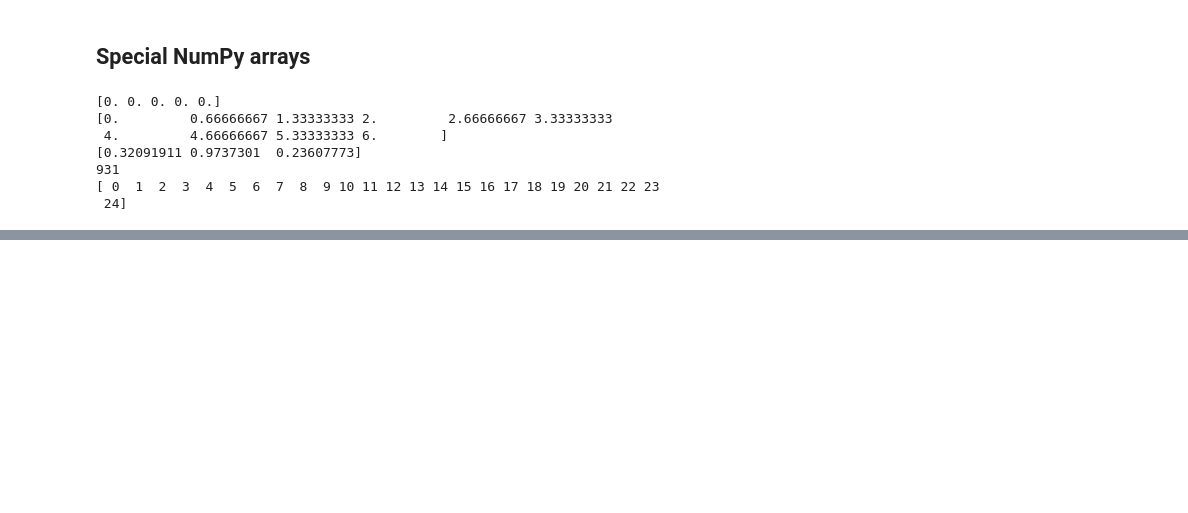
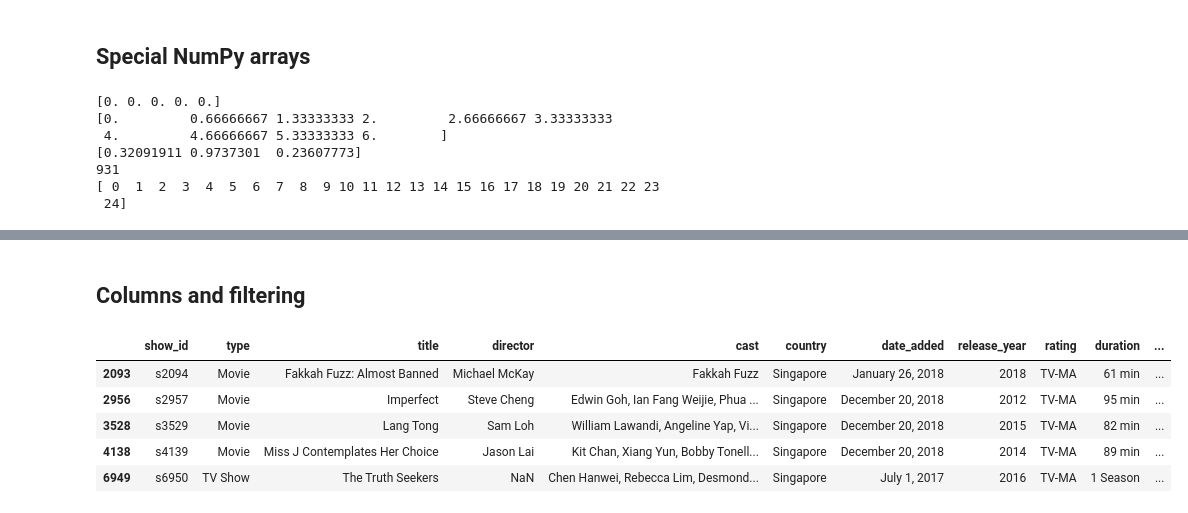
Before and after one commit to nats1207/python_bootcamp, a Jupyter notebook: 20211104_SK_script1_basic_python_datatypes.ipynb, the cells around one changed output, grey strips where cells are left out. Drawn from its saved outputs; the diff is of its cells as text; code cells hidden in the pictures; blank space fills up the shorter version.

```diff
--- a/20211104_SK_script1_basic_python_datatypes.ipynb
+++ b/20211104_SK_script1_basic_python_datatypes.ipynb
@@ -420,0 +589,25 @@ print(np.arange(25))
+# %% [markdown]
+## Columns and filtering
+# %%
+netflix = pd.read_csv(cwd + "/data - netflix_titles.csv")
+netflix
+
+# list out columns
+netflix.columns
+
+# basic descriptive statistics
+netflix.describe()
+
+# see unique values in a column
+netflix["type"].unique()
+
+# filter a dataframe
+netflix[netflix["country"]=="Singapore"]
+netflix[(netflix["country"] == "Singapore") & (netflix["rating"] == "TV-MA")]
+# %% [output]
+|  | show_id | type | title | director | cast | country | date_added | release_year | rating | duration | ... |
+| 2093 | s2094 | Movie | Fakkah Fuzz: Almost Banned | Michael McKay | Fakkah Fuzz | Singapore | January 26, 2018 | 2018 | TV-MA | 61 min | ... |
+| 2956 | s2957 | Movie | Imperfect | Steve Cheng | Edwin Goh, Ian Fang Weijie, Phua ... | Singapore | December 20, 2018 | 2012 | TV-MA | 95 min | ... |
+| 3528 | s3529 | Movie | Lang Tong | Sam Loh | William Lawandi, Angeline Yap, Vi... | Singapore | December 20, 2018 | 2015 | TV-MA | 82 min | ... |
+| 4138 | s4139 | Movie | Miss J Contemplates Her Choice | Jason Lai | Kit Chan, Xiang Yun, Bobby Tonell... | Singapore | December 20, 2018 | 2014 | TV-MA | 89 min | ... |
+| 6949 | s6950 | TV Show | The Truth Seekers | NaN | Chen Hanwei, Rebecca Lim, Desmond... | Singapore | July 1, 2017 | 2016 | TV-MA | 1 Season | ... |
```
Also changed, not shown: parts of 15 cells of this notebook.
